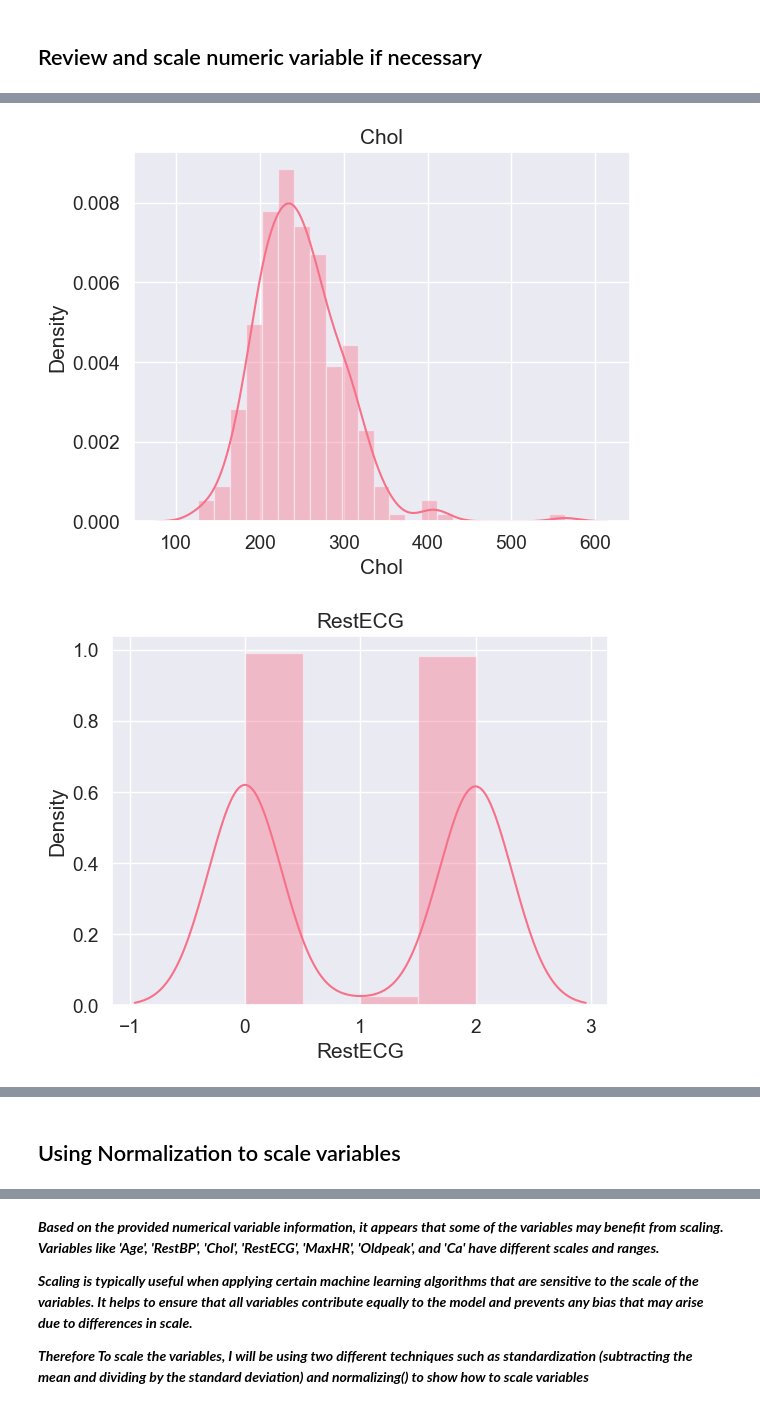
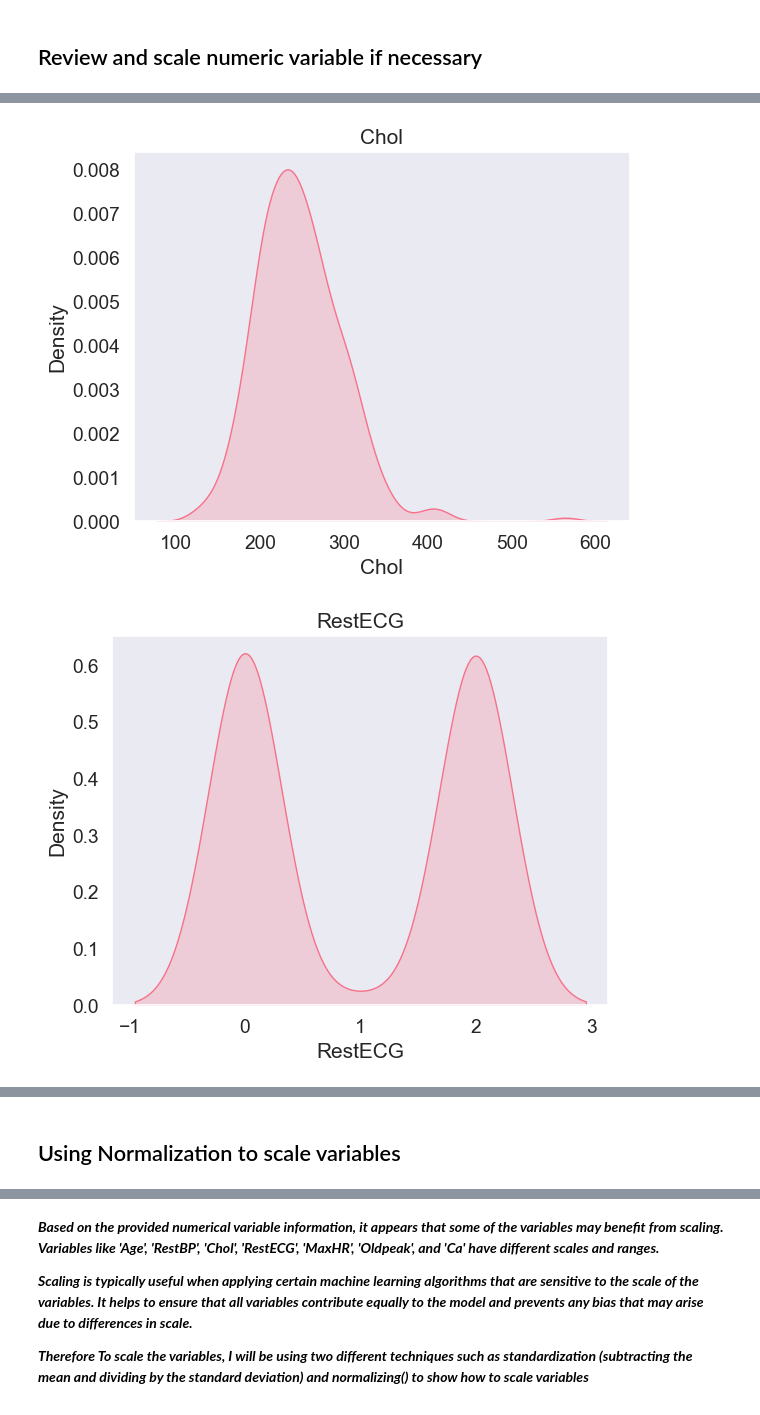
Before and after one commit to FaeyO/Heart-data-analysis, a Jupyter notebook: Heart dataset EDA.ipynb, the cells around one changed output, grey strips where cells are left out. Drawn from its saved outputs; the diff is of its cells as text; code cells hidden in the pictures.

```diff
--- a/Heart dataset EDA.ipynb
+++ b/Heart dataset EDA.ipynb
@@ -15,0 +21,7 @@ import seaborn as sns
+# %%
+conn = sql.connect(host= 'localhost' ,
+                   user='root',
+                   passwd='root',
+                   use_pure=True,
+                  database='heartdt')
+print(conn)
@@ -16,5 +32,7 @@ import seaborn as sns
 # %%
 #read the csv
-heart_df = pd.read_csv('Downloads/Heart.csv')
+data = pd.read_sql_query('''SELECT * FROM heartdt.heart''', conn)
+
+heart_df = pd.DataFrame(data)
 heart_df.head()
 # %% [output]
@@ -60,11 +91,0 @@ heart_df.isna().sum().plot(kind='bar')
-# %%
-#handling missing values
-#first using the rule of 5 to drop missing values
-
-threshold = len(heart_df) * 0.05
-print('threshold_value :',threshold)
-
-cols_to_drop = heart_df.columns[heart_df.isna().sum() <= threshold]
-print('\n', cols_to_drop)
-
-heart_df.dropna(subset=cols_to_drop, inplace=True)
@@ -351,7 +340,7 @@ plt.show()
 ## Review and scale numeric variable if necessary
 # %%
 #drop the unnamed column
-heart_df.drop(columns=['Unnamed: 0'], inplace=True)
+heart_df.drop(columns=['MyUnknownColumn'], inplace=True)
 
 #checking for the types of the data column
 
@@ -372,12 +361,13 @@ heart_df.describe()
 
 columns = ['Age','RestBP','Chol','RestECG','MaxHR','Oldpeak','Slope','Ca']
 
-sns.set(style='darkgrid',font_scale=1.25)
+sns.set(style='dark',font_scale=1.25)
 sns.set_palette('husl',3)
 
 def plot_dist_count():
     for c in columns:
-        sns.distplot(heart_df[c], kde=True)
+        #sns.distplot(heart_df[c], kde=True)
+        sns.kdeplot(heart_df[c], fill=True)
         plt.title(c)
         plt.show()
 
@@ -388,2 +378,2 @@ plot_dist_count()
-[figure, old version]
+[figure, new version]
-[figure, old version]
+[figure, new version]
@@ -394,4 +384,4 @@ plot_dist_count()
-# %% [markdown]
-## Using Normalization to scale variables
+# %% [markdown]
+## Using Normalization to scale variables
 # %%
 #checking for the variance
```
Also changed, not shown: parts of 48 cells of this notebook.
